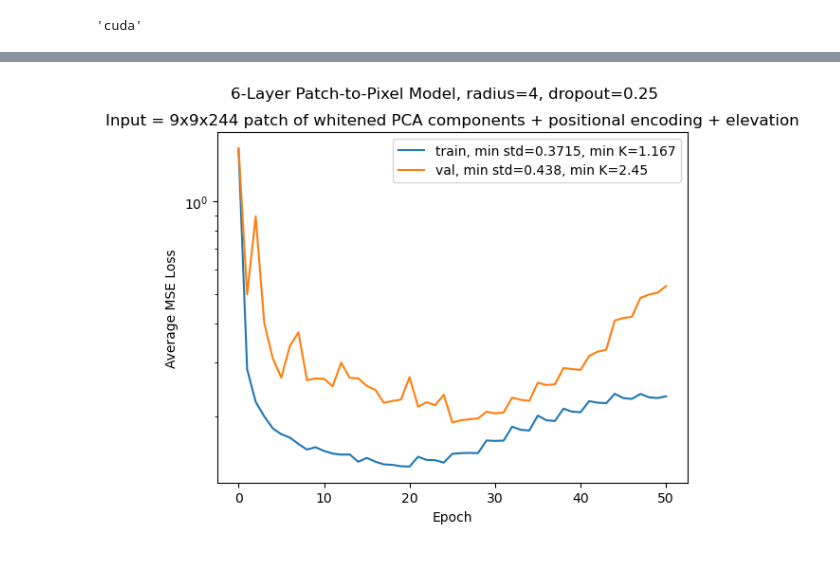
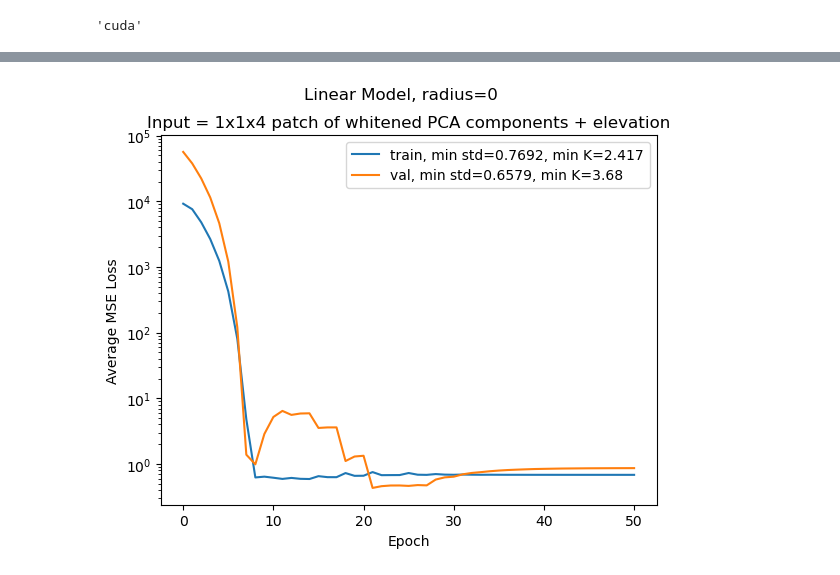
Before and after one commit to DannyCollinson/EMIT-ECOSTRESS, a Jupyter notebook: modeling/Training_Notebook_Patch_To_Pixel.ipynb, the cells around one changed output, grey strips where cells are left out. Cells and saved outputs as stored; diff of their text form; code cells hidden in the pictures.

```diff
--- a/modeling/Training_Notebook_Patch_To_Pixel.ipynb
+++ b/modeling/Training_Notebook_Patch_To_Pixel.ipynb
@@ -44,11 +44,11 @@ device
 
 # setup
 
-radius = 5
+radius = 0
 
 importlib.reload(datasets.Datasets)
 
-omit_components = 244 - 244
+omit_components = 244 - 4
 
 batch_size = 256
 
@@ -112,14 +112,15 @@ else:
 # %%
 # For CNN
 
-dropout = 0.25
+dropout = 0.5
 
 # Make model, optimizer, and loss function
 importlib.reload(models.Feedforward)
 
-model = models.Feedforward.PatchToPixelModel(
-    input_dim=train_dataset.input_dim, radius=radius, dropout_rate=dropout
-)
+# model = models.Feedforward.PatchToPixelModel(
+#     input_dim=train_dataset.input_dim, radius=radius, dropout_rate=dropout
+# )
+model = models.Feedforward.LinearModel(input_dim=train_dataset.input_dim)
 
 if device == 'cuda':
     model = model.cuda()
@@ -133,7 +134,7 @@ scheduler = optim.lr_scheduler.ReduceLROnPlateau(
 )
 # scheduler = None
 
-loss_fn = nn.MSELoss(reduction='mean')
+loss_fn = nn.MSELoss(reduction='none')
 
 model
 # %% [output]
@@ -193,36 +163,37 @@ Epoch 019:     Train (loss, std, K):  0.11842,  0.34413,  1.0814         Val (lo
 # %%
 fig, ax = plt.subplots()
 fig.suptitle(
-    f'6-Layer Patch-to-Pixel Model, radius={radius}, dropout={dropout}'
+    # f'6-Layer Patch-to-Pixel Model, radius={radius}, dropout={dropout}'
+    f'Linear Model, radius={radius}'
 )
 l = 2 * radius + 1
 ax.set_title(
     f'Input = {l}x{l}x{244 - omit_components} patch of whitened PCA components'
-    ' + positional encoding + elevation'
+    ' + elevation'
 )
 ax.semilogy(
     np.arange(len(train_loss)),
     train_loss,
     label=(
         'train, '
         # f'min_loss={min(train_loss):.4}, '
         f'min std={min(train_loss)**(1/2):.4}, '
         f'min K={train_dataset.ecostress_scale * min(train_loss)**(1/2):.4}'
     ),
 )
 ax.semilogy(
     np.arange(len(val_loss)),
     val_loss,
     label=(
         'val, '
         # f'min_loss={min(val_loss):.4}, '
         f'min std={min(val_loss)**(1/2):.4}, '
         f'min K={val_dataset.ecostress_scale * min(val_loss)**(1/2):.4}'
     ),
 )
 ax.set_xlabel('Epoch')
 ax.set_ylabel('Average MSE Loss')
 ax.legend()
 plt.show(fig)
 # %% [output]
-[figure, old version]
+[figure, new version]
```
Also changed, not shown: parts of 2 cells of this notebook, 9 other files.
